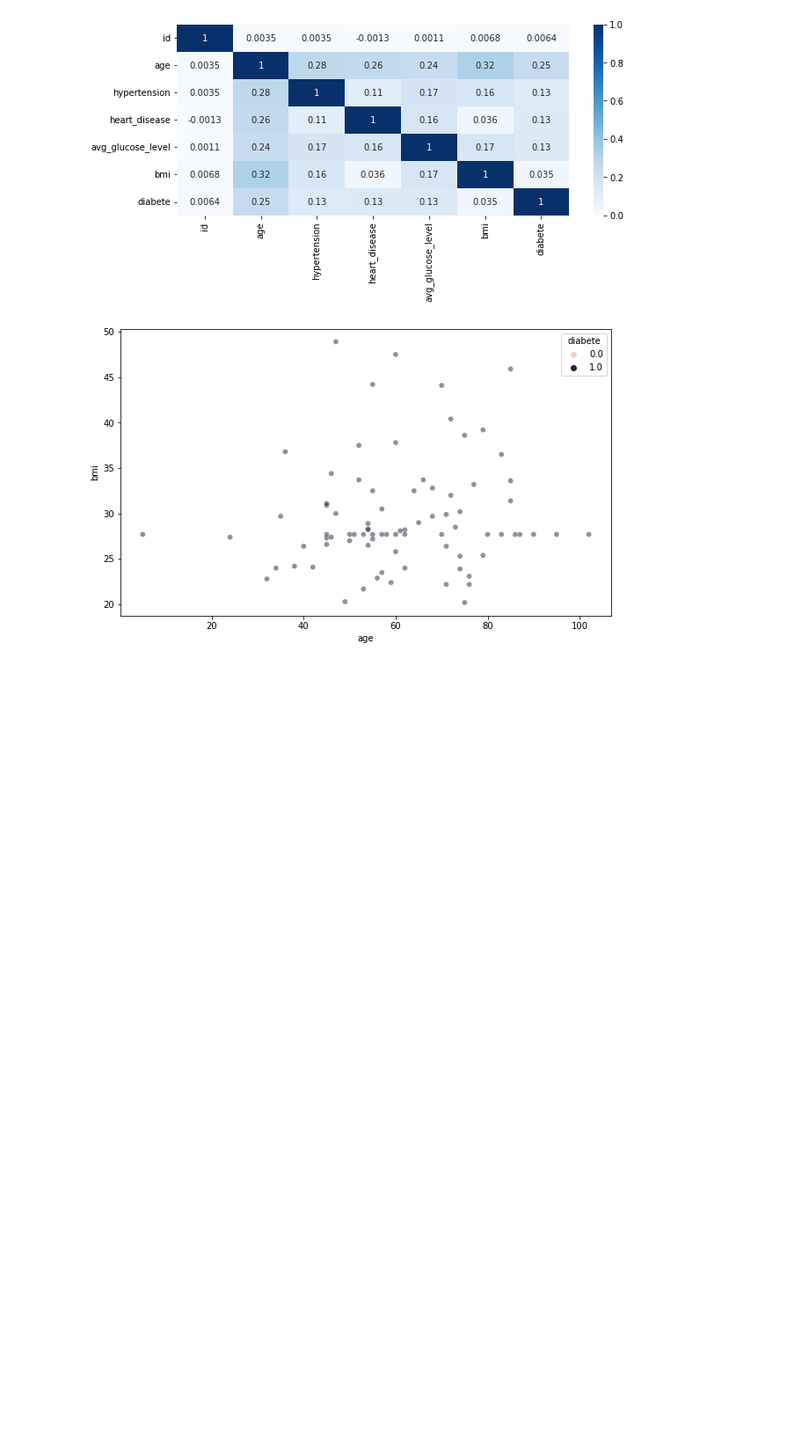
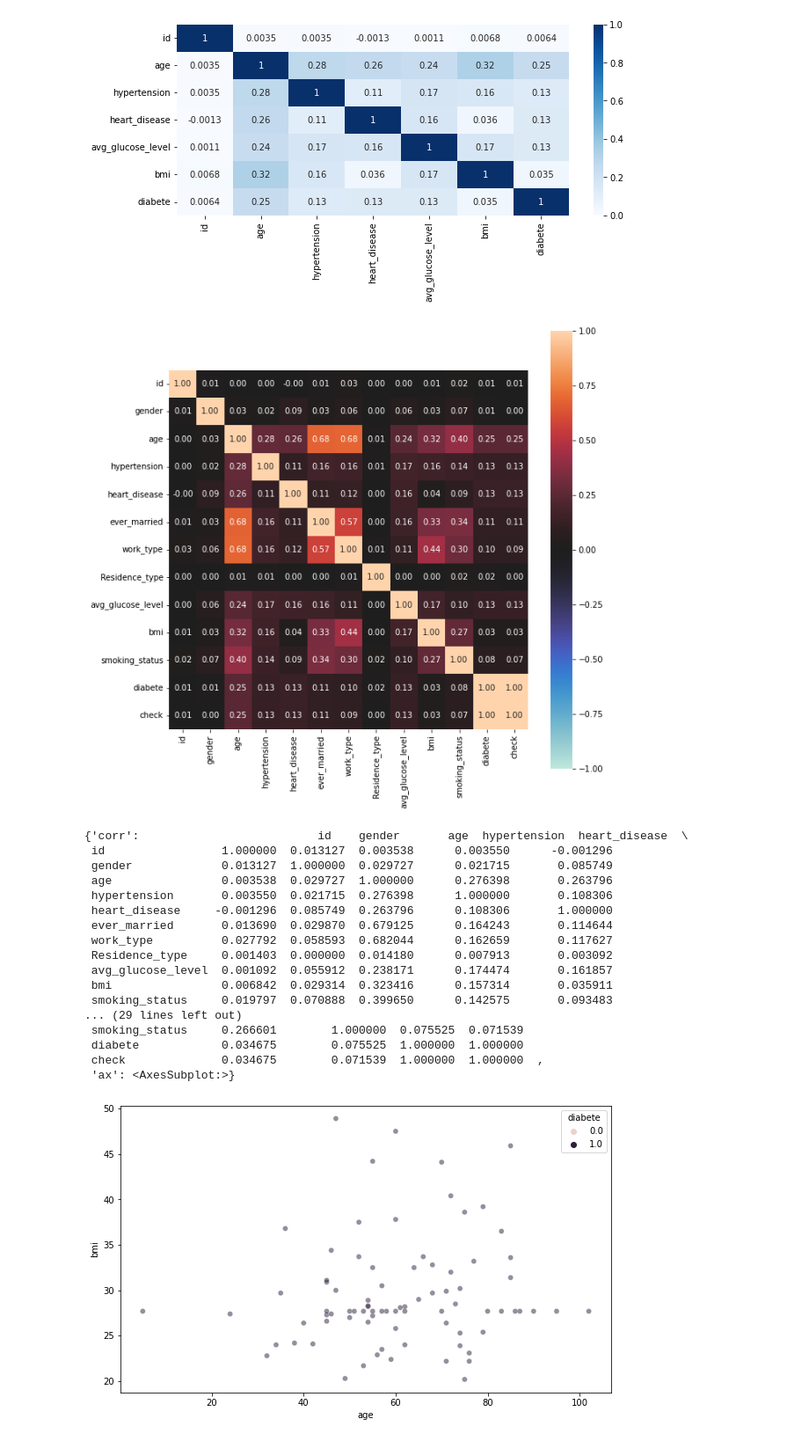
Before and after one commit to godwinnwalozie/Machine_Learning_Supervised, a Jupyter notebook: Medical Diabetes/diabetes classification.ipynb, the cells around one changed output. Shown at 88% size. Saved outputs shown, nothing was run; the diff lists cells and outputs as text; code cells hidden in the pictures; blank space fills up the shorter version.

```diff
--- a/Medical Diabetes/diabetes classification.ipynb
+++ b/Medical Diabetes/diabetes classification.ipynb
@@ -144,6 +145,27 @@ sns.heatmap(md.corr(),annot = True, cmap ='Blues')
 # %% [output]
 <AxesSubplot:>
 [figure]
+# %%
+associations(md, figsize = (10,10))
+# %% [output]
+[figure, added]
+{'corr':                          id    gender       age  hypertension  heart_disease  \
+ id                 1.000000  0.013127  0.003538      0.003550      -0.001296
+ gender             0.013127  1.000000  0.029727      0.021715       0.085749
+ age                0.003538  0.029727  1.000000      0.276398       0.263796
+ hypertension       0.003550  0.021715  0.276398      1.000000       0.108306
+ heart_disease     -0.001296  0.085749  0.263796      0.108306       1.000000
+ ever_married       0.013690  0.029870  0.679125      0.164243       0.114644
+ work_type          0.027792  0.058593  0.682044      0.162659       0.117627
+ Residence_type     0.001403  0.000000  0.014180      0.007913       0.003092
+ avg_glucose_level  0.001092  0.055912  0.238171      0.174474       0.161857
+ bmi                0.006842  0.029314  0.323416      0.157314       0.035911
+ smoking_status     0.019797  0.070888  0.399650      0.142575       0.093483
+... (29 lines left out)
+ smoking_status     0.266601        1.000000  0.075525  0.071539
+ diabete            0.034675        0.075525  1.000000  1.000000
+ check              0.034675        0.071539  1.000000  1.000000  ,
+ 'ax': <AxesSubplot:>}
 # %%
 # Averge bmi by age
 fig, ax = plt.subplots(figsize = (10,6) )
```
Also changed, not shown: parts of 13 cells of this notebook, 24 other files.
